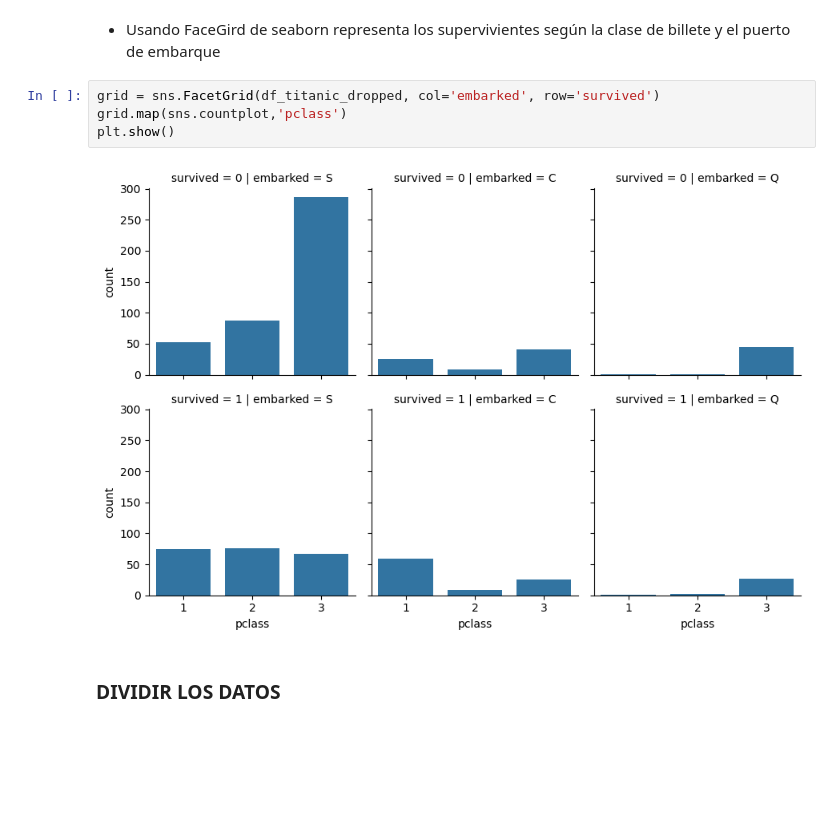
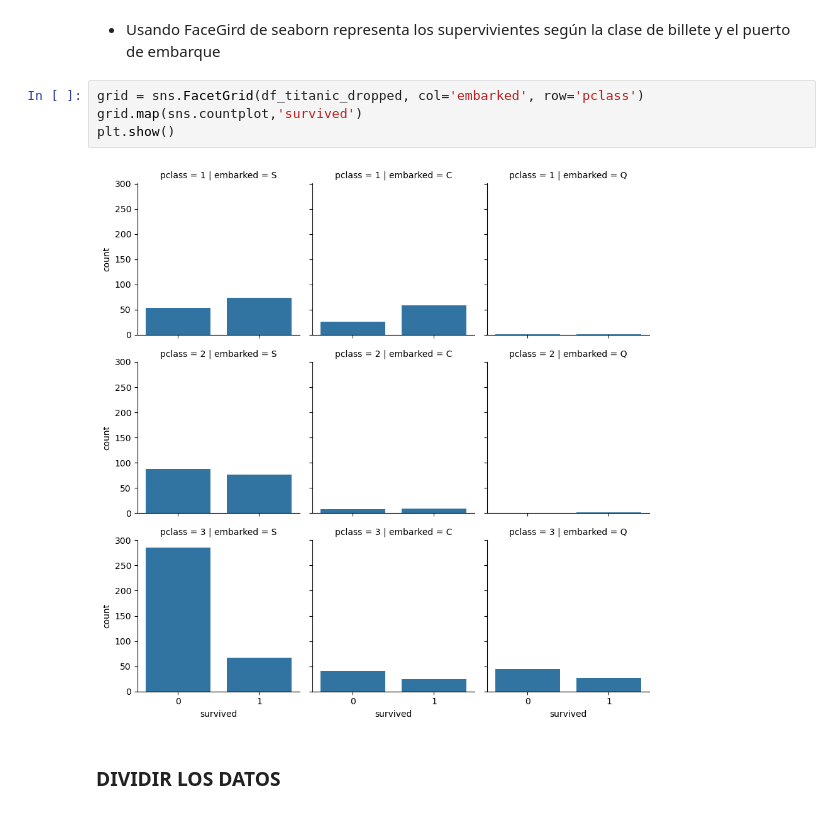
Before and after one commit to jonfdg9/IA, a Jupyter notebook: SAPA/Machine Learning/2_4Ejercicios.ipynb, the cells around one changed output. Drawn from its saved outputs; the diff is of its cells as text; blank space fills up the shorter version.

```diff
--- a/SAPA/Machine Learning/2_4Ejercicios.ipynb
+++ b/SAPA/Machine Learning/2_4Ejercicios.ipynb
@@ -297,11 +296,11 @@ plt.show()
 # %% [markdown]
 - Usando FaceGird de seaborn representa los supervivientes según la clase de billete y el puerto de embarque
 # %%
-grid = sns.FacetGrid(df_titanic_dropped, col='embarked', row='survived')
-grid.map(sns.countplot,'pclass')
+grid = sns.FacetGrid(df_titanic_dropped, col='embarked', row='pclass')
+grid.map(sns.countplot,'survived')
 plt.show()
 # %% [output]
-[figure, old version]
+[figure, new version]
 # %% [markdown]
 ### DIVIDIR LOS DATOS
 # %% [markdown]
```
Also changed, not shown: parts of 5 cells of this notebook, 3 other files.
